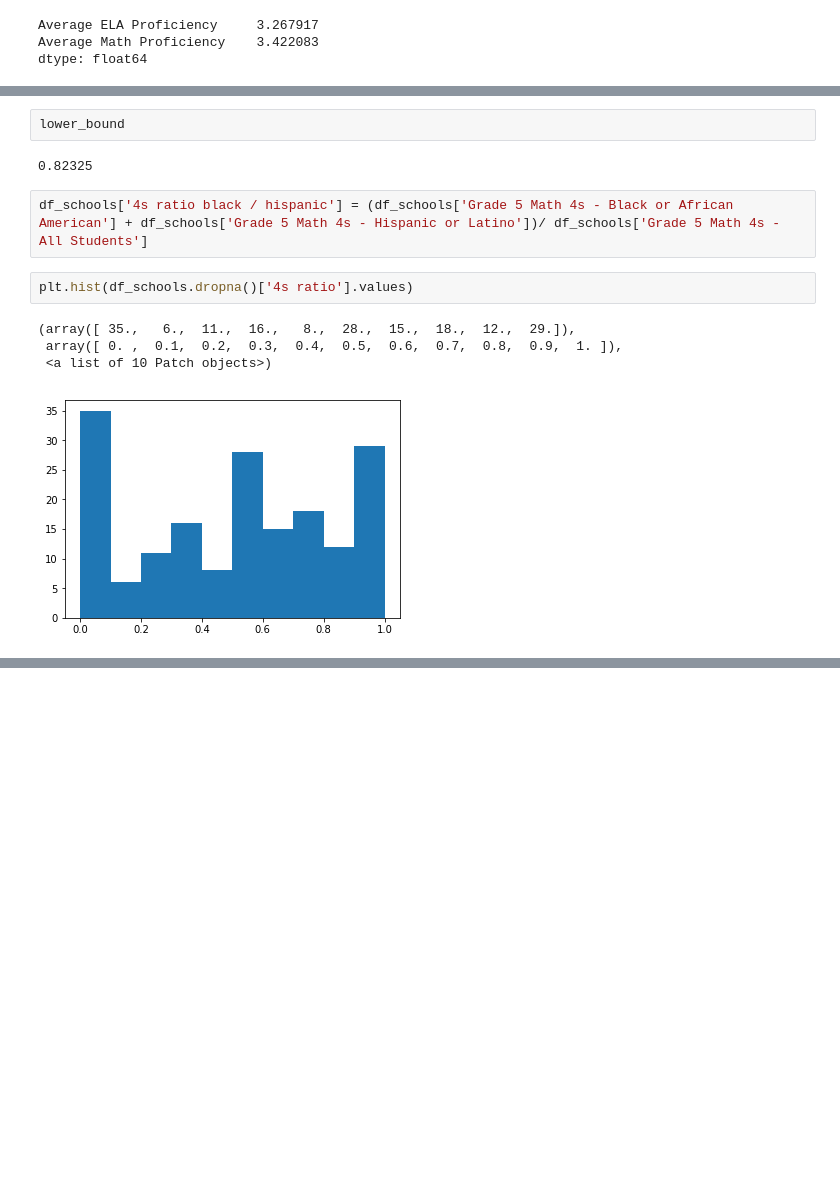
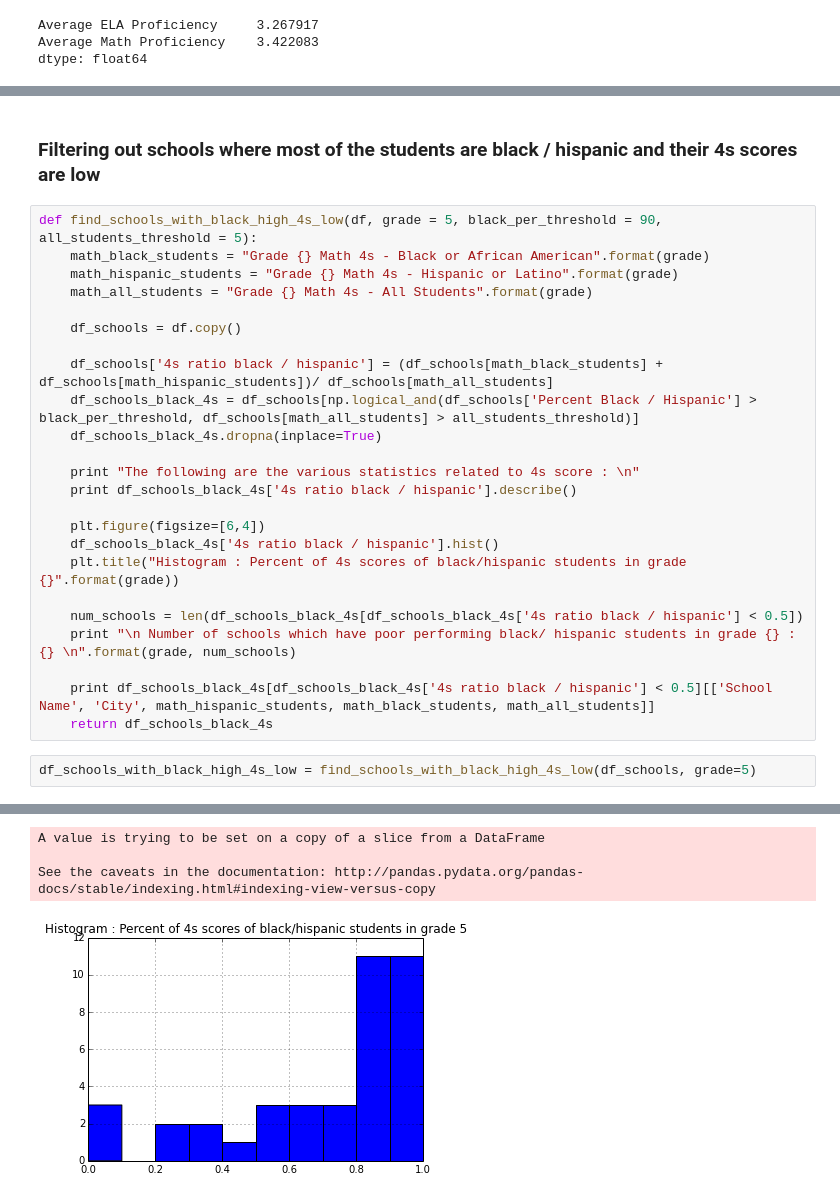
Before and after one commit to infocusp/passnyc_data_science_for_good, a Jupyter notebook: code/sandbox/falak/ds_for_good.ipynb, the cells around one changed output, grey strips where cells are left out. Drawn from its saved outputs; the diff is of its cells as text; blank space fills up the shorter version.

```diff
--- a/code/sandbox/falak/ds_for_good.ipynb
+++ b/code/sandbox/falak/ds_for_good.ipynb
@@ -264,13 +262,29 @@ Resources:
-# %%
-lower_bound
-# %% [output]
-0.82325
-# %%
-df_schools['4s ratio black / hispanic'] = (df_schools['Grade 5 Math 4s - Black or African American'] + df_schools['Grade 5 Math 4s - Hispanic or Latino'])/ df_schools['Grade 5 Math 4s - All Students']
-# %%
-plt.hist(df_schools.dropna()['4s ratio'].values)
-# %% [output]
-(array([ 35.,   6.,  11.,  16.,   8.,  28.,  15.,  18.,  12.,  29.]),
- array([ 0. ,  0.1,  0.2,  0.3,  0.4,  0.5,  0.6,  0.7,  0.8,  0.9,  1. ]),
- <a list of 10 Patch objects>)
-[figure, removed]
+# %% [markdown]
+### Filtering out schools where most of the students are black / hispanic and their 4s scores are low
+# %%
+def find_schools_with_black_high_4s_low(df, grade = 5, black_per_threshold = 90, all_students_threshold = 5):
+    math_black_students = "Grade {} Math 4s - Black or African American".format(grade)
+    math_hispanic_students = "Grade {} Math 4s - Hispanic or Latino".format(grade)
+    math_all_students = "Grade {} Math 4s - All Students".format(grade)
+
+    df_schools = df.copy()
+
+    df_schools['4s ratio black / hispanic'] = (df_schools[math_black_students] + df_schools[math_hispanic_students])/ df_schools[math_all_students]
+    df_schools_black_4s = df_schools[np.logical_and(df_schools['Percent Black / Hispanic'] > black_per_threshold, df_schools[math_all_students] > all_students_threshold)]
+    df_schools_black_4s.dropna(inplace=True)
+
+    print "The following are the various statistics related to 4s score : \n"
+    print df_schools_black_4s['4s ratio black / hispanic'].describe()
+
+    plt.figure(figsize=[6,4])
+    df_schools_black_4s['4s ratio black / hispanic'].hist()
+    plt.title("Histogram : Percent of 4s scores of black/hispanic students in grade {}".format(grade))
+
+    num_schools = len(df_schools_black_4s[df_schools_black_4s['4s ratio black / hispanic'] < 0.5])
+    print "\n Number of schools which have poor performing black/ hispanic students in grade {} : {} \n".format(grade, num_schools)
+
+    print df_schools_black_4s[df_schools_black_4s['4s ratio black / hispanic'] < 0.5][['School Name', 'City', math_hispanic_students, math_black_students, math_all_students]]
+    return df_schools_black_4s
+# %%
+df_schools_with_black_high_4s_low = find_schools_with_black_high_4s_low(df_schools, grade=5)
+# %% [output]
@@ -276,0 +308,4 @@ plt.hist(df_schools.dropna()['4s ratio'].values)
+A value is trying to be set on a copy of a slice from a DataFrame
+
+See the caveats in the documentation: http://pandas.pydata.org/pandas-docs/stable/indexing.html#indexing-view-versus-copy
+[figure, added]
```
Also changed, not shown: parts of 5 cells of this notebook.
